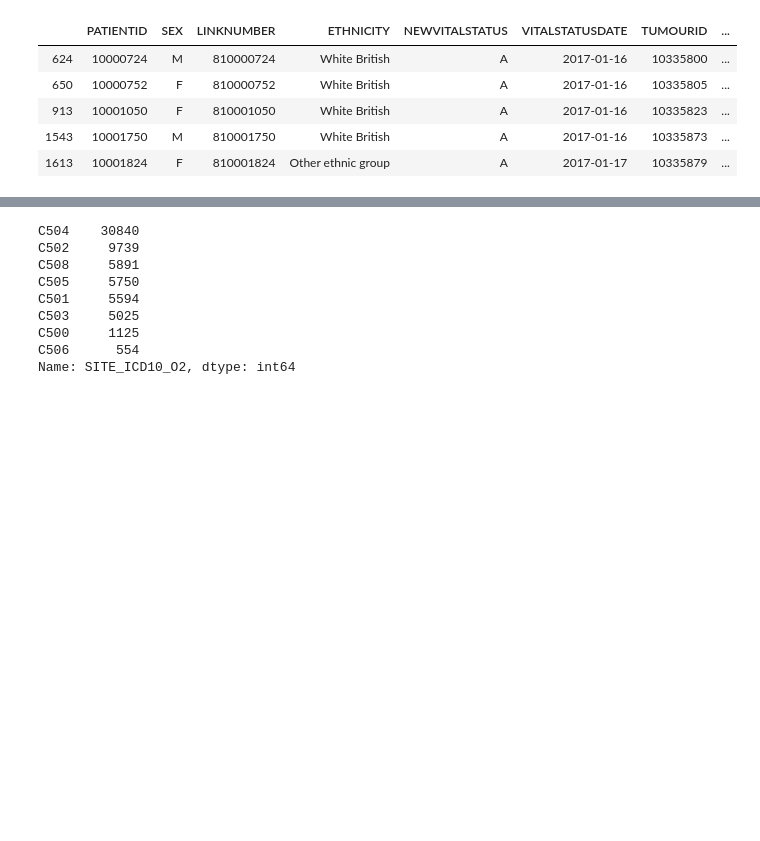
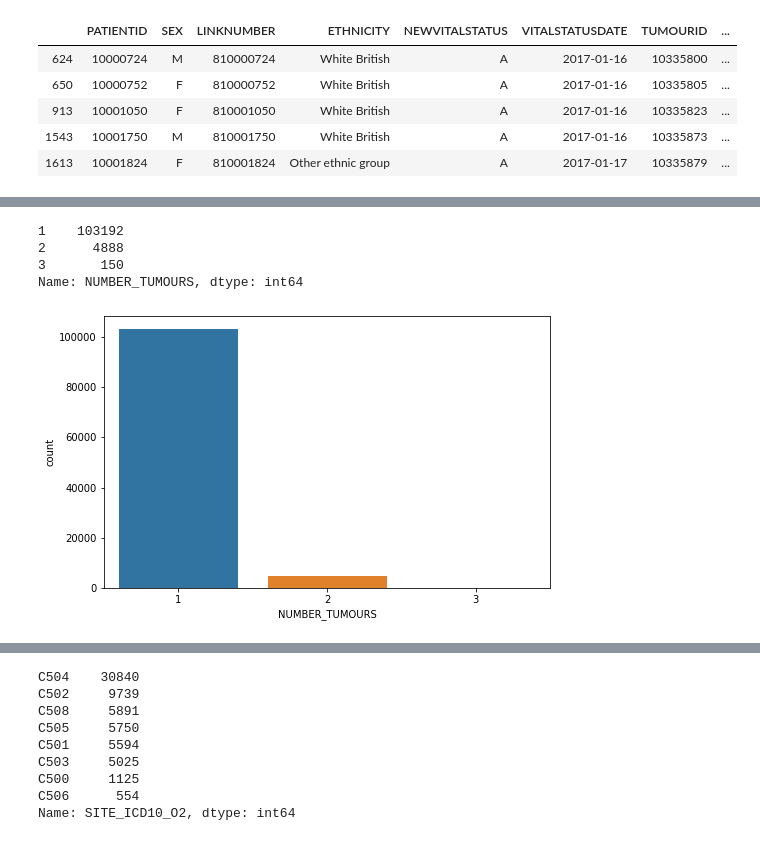
Before and after one commit to ElsaGH/TFM_Elsa_Garcia_Hernandez, a Jupyter notebook: Notebooks/Breast Cancer/avpat_avtum.ipynb, the cells around one changed output, grey strips where cells are left out. Cells and saved outputs as stored; diff of their text form; code cells hidden in the pictures; blank space fills up the shorter version.

```diff
--- a/Notebooks/Breast Cancer/avpat_avtum.ipynb
+++ b/Notebooks/Breast Cancer/avpat_avtum.ipynb
@@ -175,7 +178,7 @@ Index(['PATIENTID', 'SEX', 'LINKNUMBER', 'ETHNICITY', 'NEWVITALSTATUS',
 # %%
 columns_selected = ['PATIENTID', 'SEX', 'LINKNUMBER', 'ETHNICITY', 'NEWVITALSTATUS', 'VITALSTATUSDATE', 'TUMOURID',
         'DIAGNOSISDATEBEST','SITE_ICD10_O2','SITE_ICD10_O2_3CHAR', 'BEHAVIOUR_ICD10_O2', 'STAGE_BEST', 'GRADE', 'AGE',
-        'CREG_CODE', 'ER_STATUS', 'ER_SCORE', 'PR_STATUS', 'PR_SCORE', 'HER2_STATUS', 'CANCERCAREPLANINTENT',
+        'CREG_CODE', 'ER_STATUS', 'PR_STATUS', 'HER2_STATUS', 'CANCERCAREPLANINTENT',
         'PERFORMANCESTATUS', 'ACE27', 'DATE_FIRST_SURGERY', 'LATERALITY', 'QUINTILE_2015']
 df = df[columns_selected]
 df.head()
@@ -229,7 +232,7 @@ df[df.groupby('PATIENTID')['PATIENTID'].transform('size') == 3].sort_values(by='
 | 309699 | 20012119 | F | 820012119 | Other white background | A | 2017-01-16 | 20136418 | ... |
 | 309940 | 20012399 | F | 820012399 | White British | A | 2017-01-16 | 20136420 | ... |
 # %%
-df['NUMBER_OF_TUMOURS'] = df.groupby('PATIENTID')['PATIENTID'].transform('size')
+df['NUMBER_TUMOURS'] = df.groupby('PATIENTID')['PATIENTID'].transform('size')
 df.head()
 # %% [output]
 |  | PATIENTID | SEX | LINKNUMBER | ETHNICITY | NEWVITALSTATUS | VITALSTATUSDATE | TUMOURID | ... |
@@ -245,3 +248,15 @@ df[df['PATIENTID'] == 20010794]
 | 308605 | 20010794 | F | 820010794 | Other white background | A | 2017-01-17 | 20010794 | ... |
 | 308606 | 20010794 | F | 820010794 | Other white background | A | 2017-01-17 | 20129134 | ... |
 | 308607 | 20010794 | F | 820010794 | Other white background | A | 2017-01-17 | 20136414 | ... |
+# %%
+df['NUMBER_TUMOURS'].value_counts()
+# %% [output]
+1    103192
+2      4888
+3       150
+Name: NUMBER_TUMOURS, dtype: int64
+# %%
+ax = sns.countplot(data = df, x = 'NUMBER_TUMOURS')
+plt.gcf().set_size_inches(8,5)
+# %% [output]
+[figure, added]
```
Also changed, not shown: parts of 77 cells of this notebook, 2 other files.
